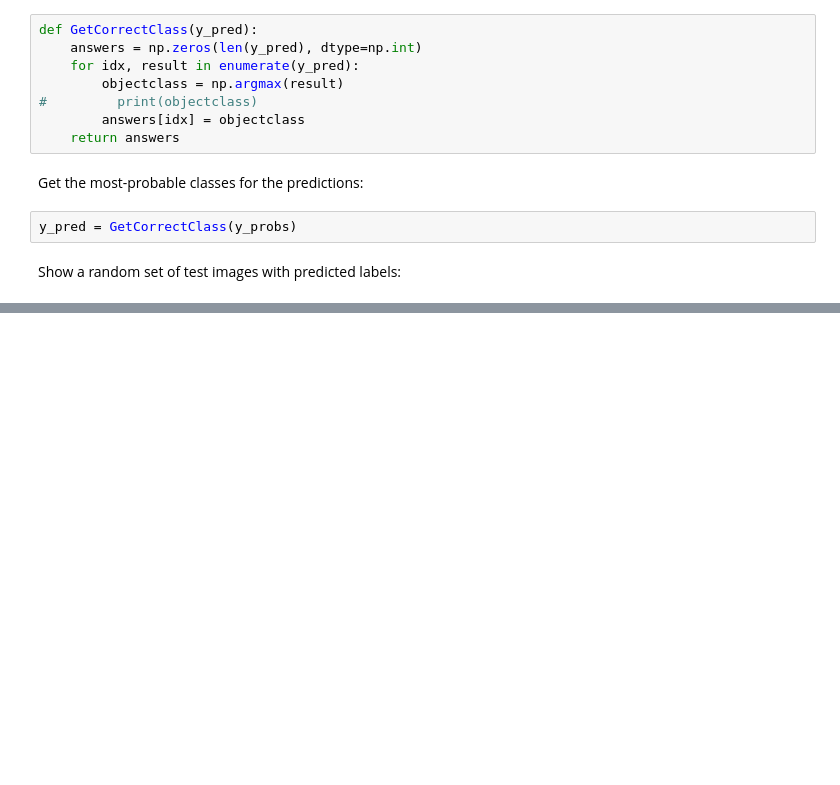
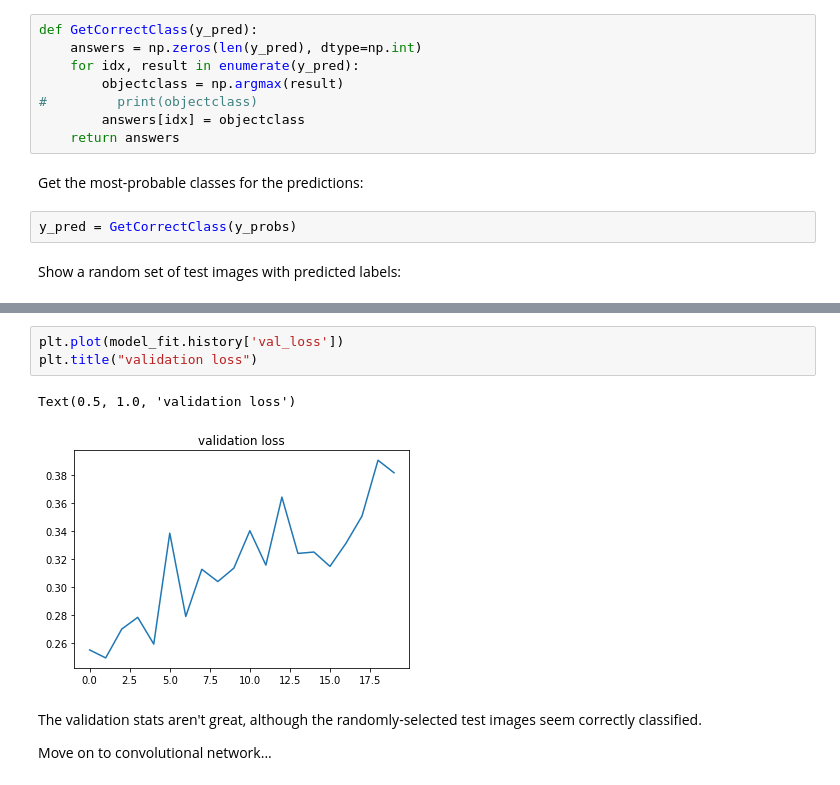
Before and after one commit to r-build/fashionMNIST-classify, a Jupyter notebook: fashionMNIST-simpleneuralnetwork.ipynb, the cells around one changed output, grey strips where cells are left out. Saved outputs shown, nothing was run; the diff lists cells and outputs as text; blank space fills up the shorter version.

```diff
--- a/fashionMNIST-simpleneuralnetwork.ipynb
+++ b/fashionMNIST-simpleneuralnetwork.ipynb
@@ -237,0 +252,10 @@ for i in range(0, grid_len):
+# %%
+plt.plot(model_fit.history['val_loss'])
+plt.title("validation loss")
+# %% [output]
+Text(0.5, 1.0, 'validation loss')
+[figure, added]
+# %% [markdown]
+The validation stats aren't great, although the randomly-selected test images seem correctly classified.
+
+Move on to convolutional network...
```
Also changed, not shown: parts of 14 cells of this notebook, 1 other file.
